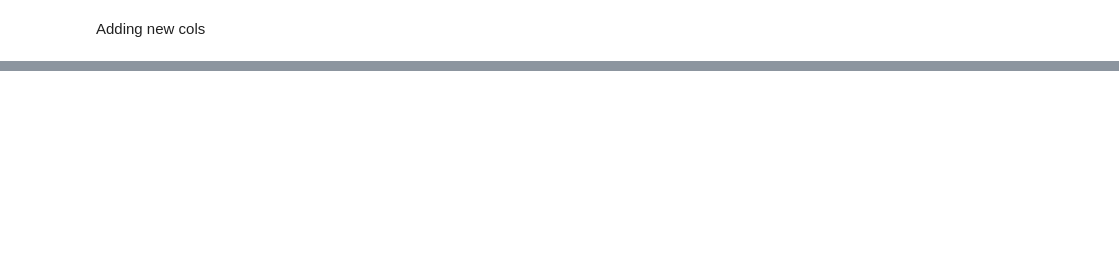
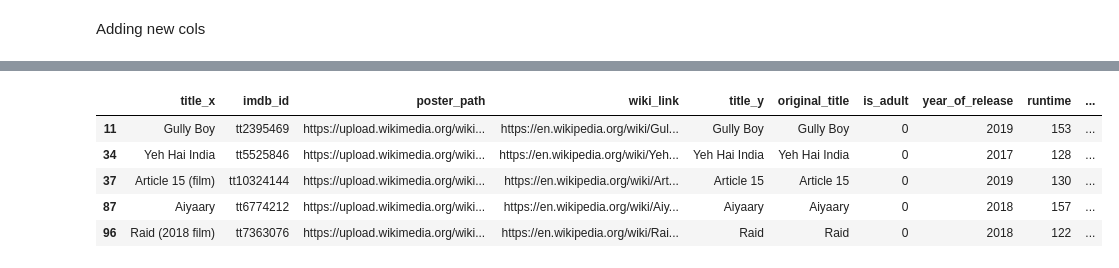
Before and after one commit to amitmishra-cs/Python-for-data-Science-2024, a Jupyter notebook: 05_Pandas/01_pandas.ipynb, the cells around one changed output, grey strips where cells are left out. Saved outputs shown, nothing was run; the diff lists cells and outputs as text; code cells hidden in the pictures; blank space fills up the shorter version.

```diff
--- a/05_Pandas/01_pandas.ipynb
+++ b/05_Pandas/01_pandas.ipynb
@@ -1336,3 +1336,16 @@ movies.head()
 | 2 | The Accidental Prime Minister (film) | tt6986710 | https://upload.wikimedia.org/wiki... | https://en.wikipedia.org/wiki/The... | The Accidental Prime Minister | The Accidental Prime Minister | 0 | 2019 | 112 | ... |
 | 3 | Why Cheat India | tt8108208 | https://upload.wikimedia.org/wiki... | https://en.wikipedia.org/wiki/Why... | Why Cheat India | Why Cheat India | 0 | 2019 | 121 | ... |
 | 4 | Evening Shadows | tt6028796 | NaN | https://en.wikipedia.org/wiki/Eve... | Evening Shadows | Evening Shadows | 0 | 2018 | 102 | ... |
+# %%
+movies.dropna(inplace=True)
+# %%
+# from extracting columns
+movies['lead actor'] = movies['actors'].str.split('|').apply(lambda x: x[0])
+movies.head()
+# %% [output]
+|  | title_x | imdb_id | poster_path | wiki_link | title_y | original_title | is_adult | year_of_release | runtime | ... |
+| 11 | Gully Boy | tt2395469 | https://upload.wikimedia.org/wiki... | https://en.wikipedia.org/wiki/Gul... | Gully Boy | Gully Boy | 0 | 2019 | 153 | ... |
+| 34 | Yeh Hai India | tt5525846 | https://upload.wikimedia.org/wiki... | https://en.wikipedia.org/wiki/Yeh... | Yeh Hai India | Yeh Hai India | 0 | 2017 | 128 | ... |
+| 37 | Article 15 (film) | tt10324144 | https://upload.wikimedia.org/wiki... | https://en.wikipedia.org/wiki/Art... | Article 15 | Article 15 | 0 | 2019 | 130 | ... |
+| 87 | Aiyaary | tt6774212 | https://upload.wikimedia.org/wiki... | https://en.wikipedia.org/wiki/Aiy... | Aiyaary | Aiyaary | 0 | 2018 | 157 | ... |
+| 96 | Raid (2018 film) | tt7363076 | https://upload.wikimedia.org/wiki... | https://en.wikipedia.org/wiki/Rai... | Raid | Raid | 0 | 2018 | 122 | ... |
```
Also changed, not shown: parts of 6 cells of this notebook.
